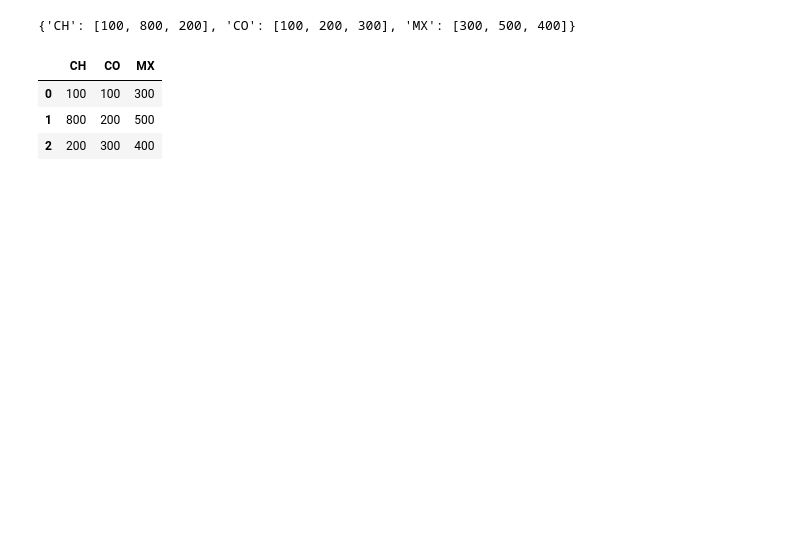
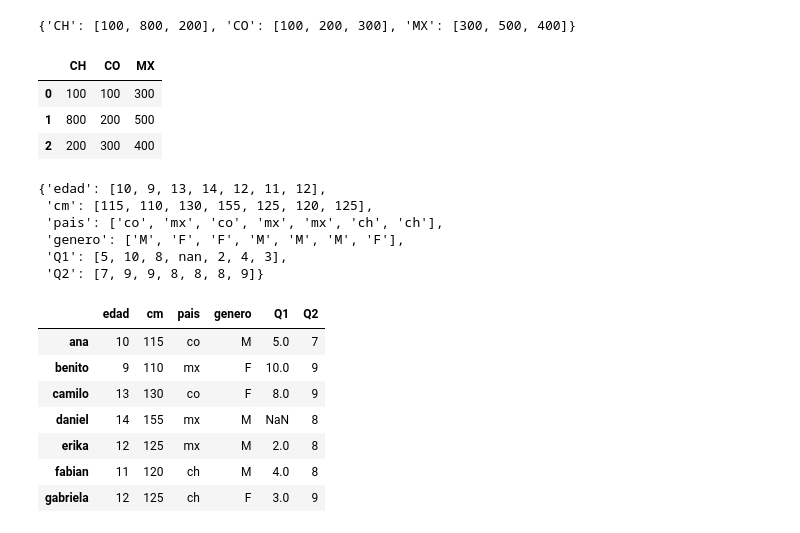
Before and after one commit to fgbyte/dsc_basics, a Jupyter notebook: notebooks/Curso_Manipulacion_de_Datos_con_Pandas/1.Comenzando_con_Pandas/3.DataFrames.ipynb, the cells around one changed output. Drawn from its saved outputs; the diff is of its cells as text; code cells hidden in the pictures; blank space fills up the shorter version.

Commit message:
Complete "DataFrames" notebook with new examples

```diff
--- a/notebooks/Curso_Manipulacion_de_Datos_con_Pandas/1.Comenzando_con_Pandas/3.DataFrames.ipynb
+++ b/notebooks/Curso_Manipulacion_de_Datos_con_Pandas/1.Comenzando_con_Pandas/3.DataFrames.ipynb
@@ -32,3 +36,40 @@ df
 | 0 | 100 | 100 | 300 |
 | 1 | 800 | 200 | 500 |
 | 2 | 200 | 300 | 400 |
+# %%
+# Diccionarios mas complejos
+
+import numpy as np
+
+dict_data = {
+    'edad': [10, 9, 13, 14, 12, 11, 12],
+    'cm': [115, 110, 130, 155, 125, 120, 125],
+    'pais': ['co', 'mx', 'co', 'mx', 'mx', 'ch', 'ch'],
+    'genero': ['M', 'F', 'F', 'M', 'M', 'M', 'F'],
+    'Q1': [5, 10, 8, np.nan, 2, 4, 3],
+    'Q2': [7, 9, 9, 8, 8, 8, 9]
+}
+
+dict_data
+# %% [output]
+{'edad': [10, 9, 13, 14, 12, 11, 12],
+ 'cm': [115, 110, 130, 155, 125, 120, 125],
+ 'pais': ['co', 'mx', 'co', 'mx', 'mx', 'ch', 'ch'],
+ 'genero': ['M', 'F', 'F', 'M', 'M', 'M', 'F'],
+ 'Q1': [5, 10, 8, nan, 2, 4, 3],
+ 'Q2': [7, 9, 9, 8, 8, 8, 9]}
+# %%
+# Cambiar los index por nombres
+
+df = pd.DataFrame(dict_data, index=[
+                  'ana', 'benito', 'camilo', 'daniel', 'erika', 'fabian', 'gabriela'])
+df
+# %% [output]
+|  | edad | cm | pais | genero | Q1 | Q2 |
+| ana | 10 | 115 | co | M | 5.0 | 7 |
+| benito | 9 | 110 | mx | F | 10.0 | 9 |
+| camilo | 13 | 130 | co | F | 8.0 | 9 |
+| daniel | 14 | 155 | mx | M | NaN | 8 |
+| erika | 12 | 125 | mx | M | 2.0 | 8 |
+| fabian | 11 | 120 | ch | M | 4.0 | 8 |
+| gabriela | 12 | 125 | ch | F | 3.0 | 9 |
```
Also changed, not shown: parts of 30 cells of this notebook.
